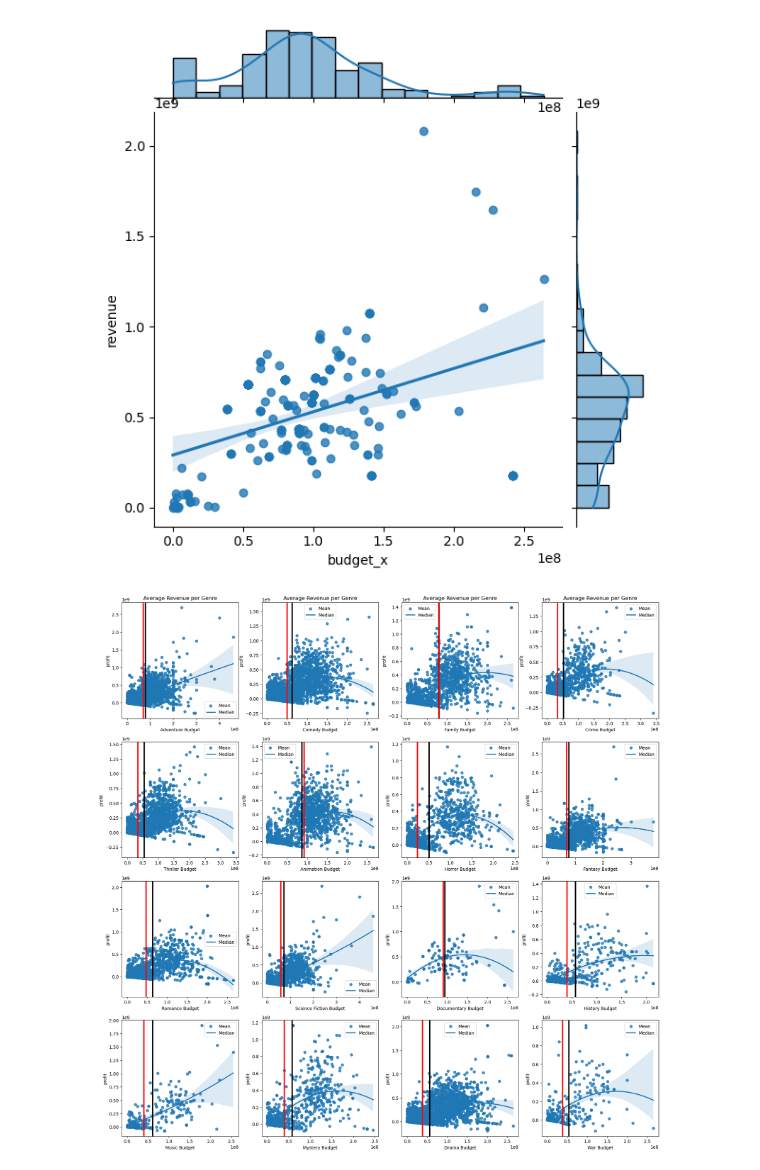
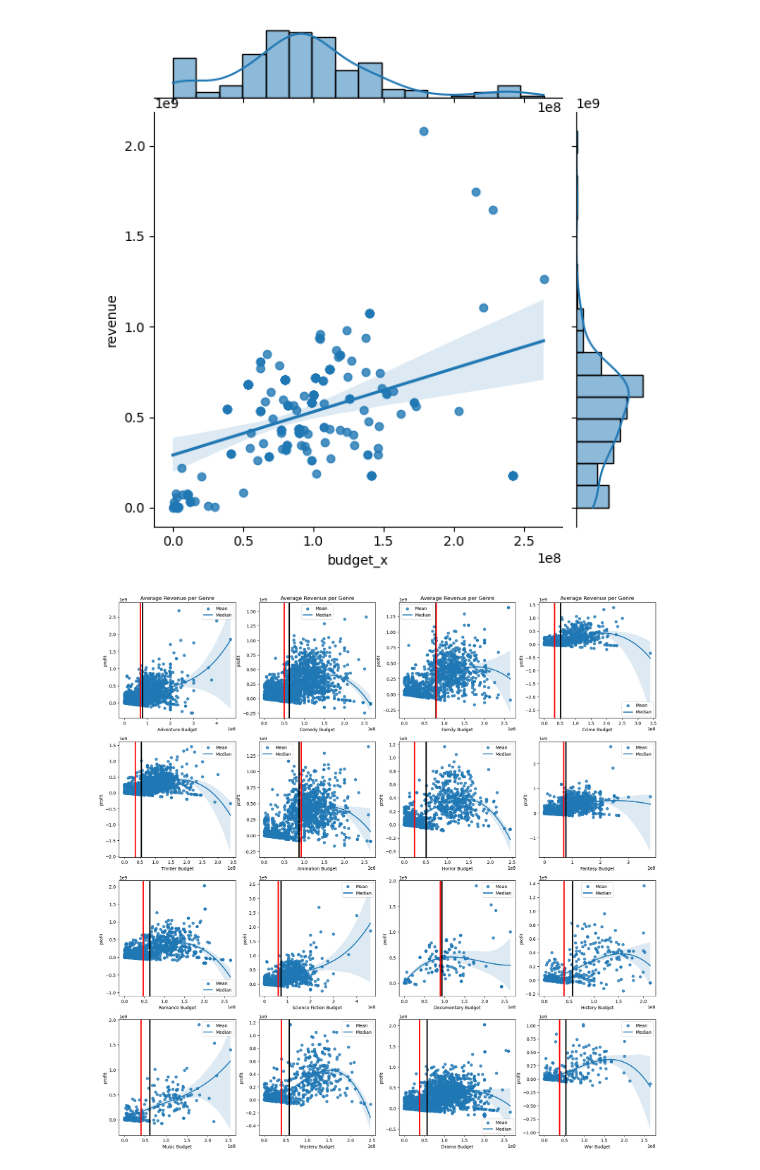
Before and after one commit to Reynch/dsc-phase-2-project-v3, a Jupyter notebook: Reyn.ipynb, the cells around one changed output. Drawn from its saved outputs; the diff is of its cells as text; code cells hidden in the pictures.

Commit message:
cleaned code

```diff
--- a/Reyn.ipynb
+++ b/Reyn.ipynb
@@ -430,32 +441,25 @@ sns.jointplot(x="budget_x", y="revenue", data=imdb_df[imdb_df['Documentary'] ==
 # %% [output]
 <seaborn.axisgrid.JointGrid at 0x...>
 [figure]
-# %%
-# create a new column
-# for each genre in our clean list above, look at the percent genre in market where the genre column = genre
-# then set that equal to the length of where genre = genre is true divided by total length of dataframe
-
-for genre in clean_list:
-    imdb_movies['Percent Genre in Market'].loc[imdb_movies['genre'] == genre] = len(imdb_movies.loc[imdb_movies['genre'] == genre]) / len(imdb_movies)
 # %%
 fig, axs = plt.subplots(4, 4, figsize=(22, 22))
 y = 0
 x = 0
 
 for genre in genre_list:
-    sns.regplot(data = imdb_df[imdb_df[genre] == True], x = 'budget_x',y = 'profit', ax = axs[math.floor(x),y%4], order =2)
+    sns.regplot(data = imdb_df[imdb_df[genre] == True], x = 'budget_x',y = 'profit', ax = axs[math.floor(x),y%4], order =3)
     axs[math.floor(x),y%4].set_xlabel(genre + ' Budget')
     axs[math.floor(x),y%4].axvline(x = imdb_df[imdb_df[genre] == True]['budget_x'].mean(), color = 'black', lw = 3)
     axs[math.floor(x),y%4].axvline(x = imdb_df[imdb_df[genre] == True]['budget_x'].median(), color = 'red', lw = 3)
     labels = ['Mean', 'Median']
     axs[math.floor(x),y%4].legend(labels)
 
     if math.floor(x) == 0:
         axs[math.floor(x),y%4].set_title('Average Revenue per Genre')
     y += 1
     x += .25
 # %% [output]
-[figure, old version]
+[figure, new version]
 # %%
 l = list(imdb_df.groupby('genre').groups.keys())
 clean_list = []
```
Also changed, not shown: parts of 10 cells of this notebook.
